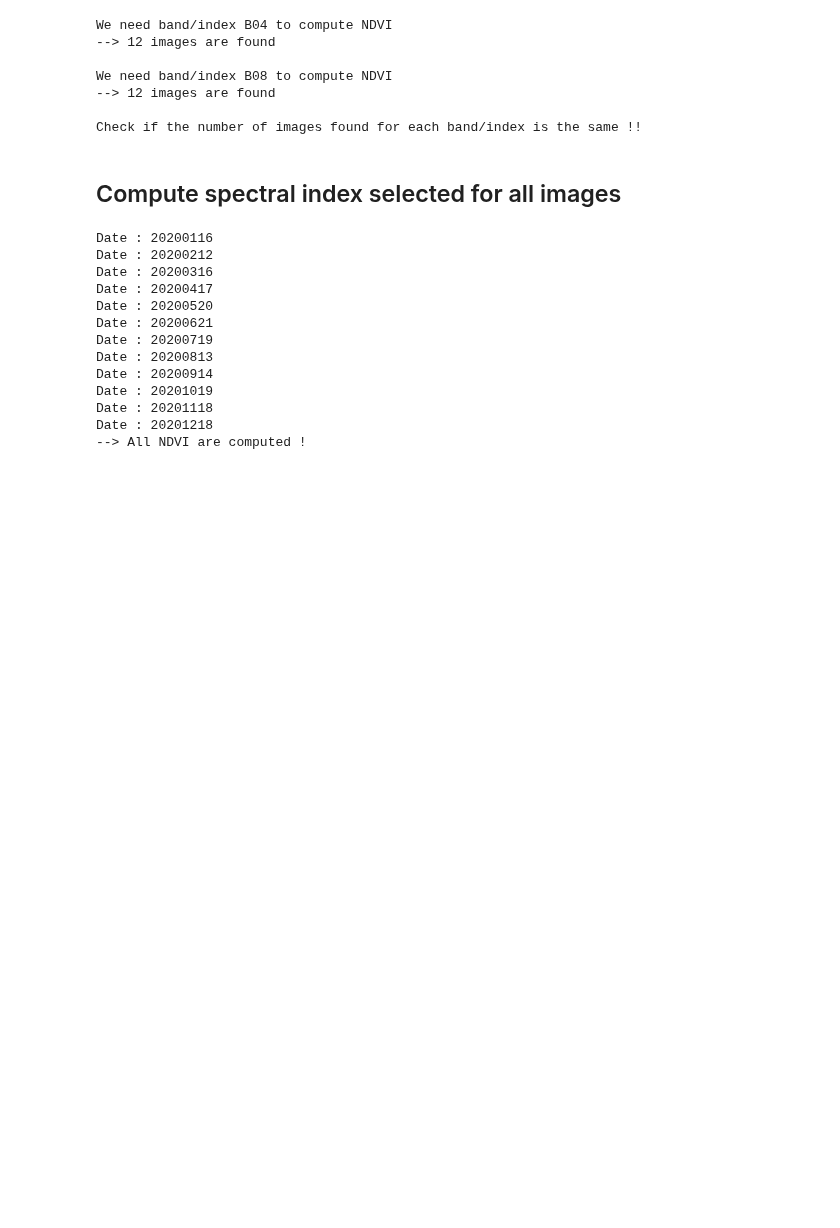
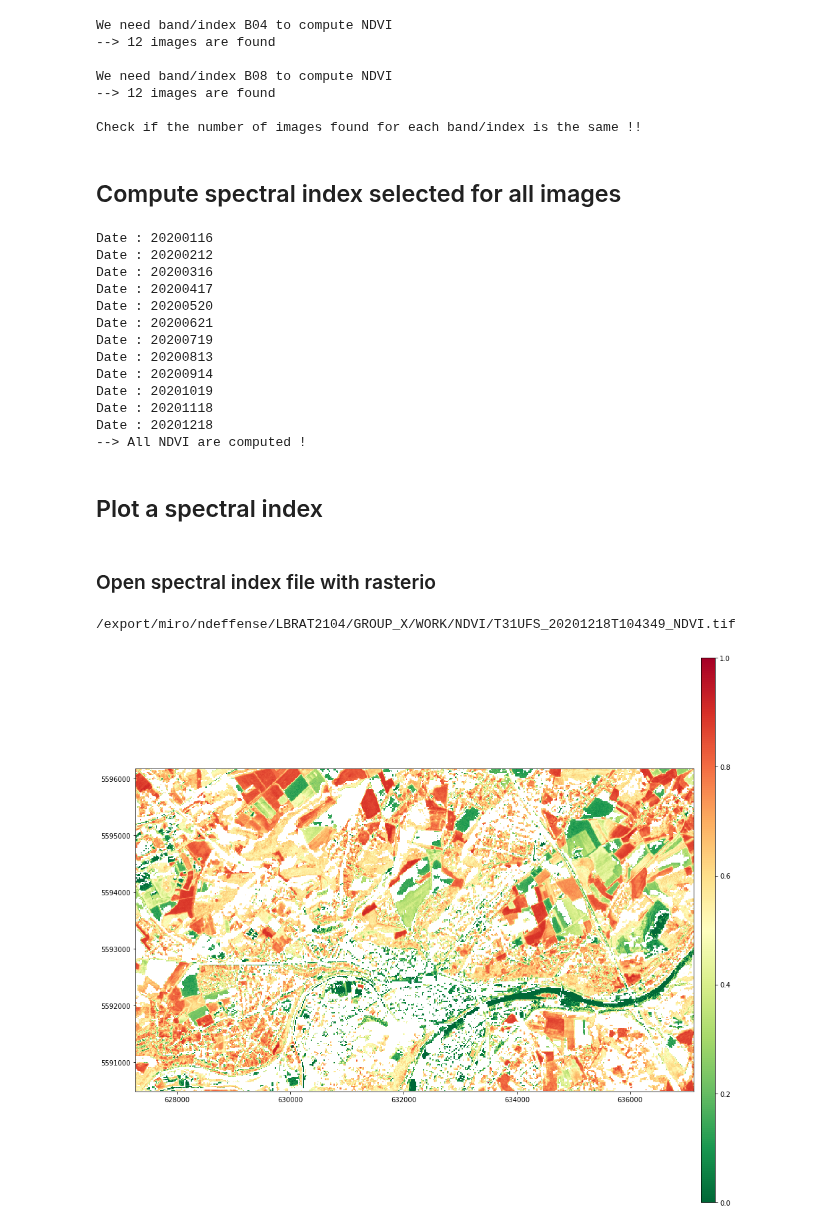
Before and after one commit to nicolasdeffense/eo-toolbox, a Jupyter notebook: notebooks/6_Spectral_indices/spectral_indices.ipynb, the cells around one changed output. Saved outputs shown, nothing was run; the diff lists cells and outputs as text; code cells hidden in the pictures; blank space fills up the shorter version.

```diff
--- a/notebooks/6_Spectral_indices/spectral_indices.ipynb
+++ b/notebooks/6_Spectral_indices/spectral_indices.ipynb
@@ -220,3 +222,29 @@ Date : 20201019
 Date : 20201118
 Date : 20201218
 --> All NDVI are computed !
+# %% [markdown]
+## Plot a spectral index
+# %% [markdown]
+### Open spectral index file with rasterio
+# %%
+im_file = index_file
+print(im_file)
+src = rasterio.open(im_file, "r")
+# %% [output]
+/export/miro/ndeffense/LBRAT2104/GROUP_X/WORK/NDVI/T31UFS_20201218T104349_NDVI.tif
+# %%
+fig, ax = plt.subplots(1, 1, figsize=(15,15))
+
+color_map = plt.cm.get_cmap("RdYlGn")
+reversed_color_map = color_map.reversed()
+
+
+im_rio = rasterio.plot.show(src, cmap=reversed_color_map, vmin=0, vmax=1, ax=ax)
+im_rio = im_rio.get_images()[0]
+
+cax = fig.add_axes([ax.get_position().x1+0.01,ax.get_position().y0,0.02,ax.get_position().height])
+plt.colorbar(im_rio, ax=ax, cax=cax)
+
+plt.box(False)
+# %% [output]
+[figure, added]
```
Also changed, not shown: parts of 1 cell of this notebook, 4 other files.
